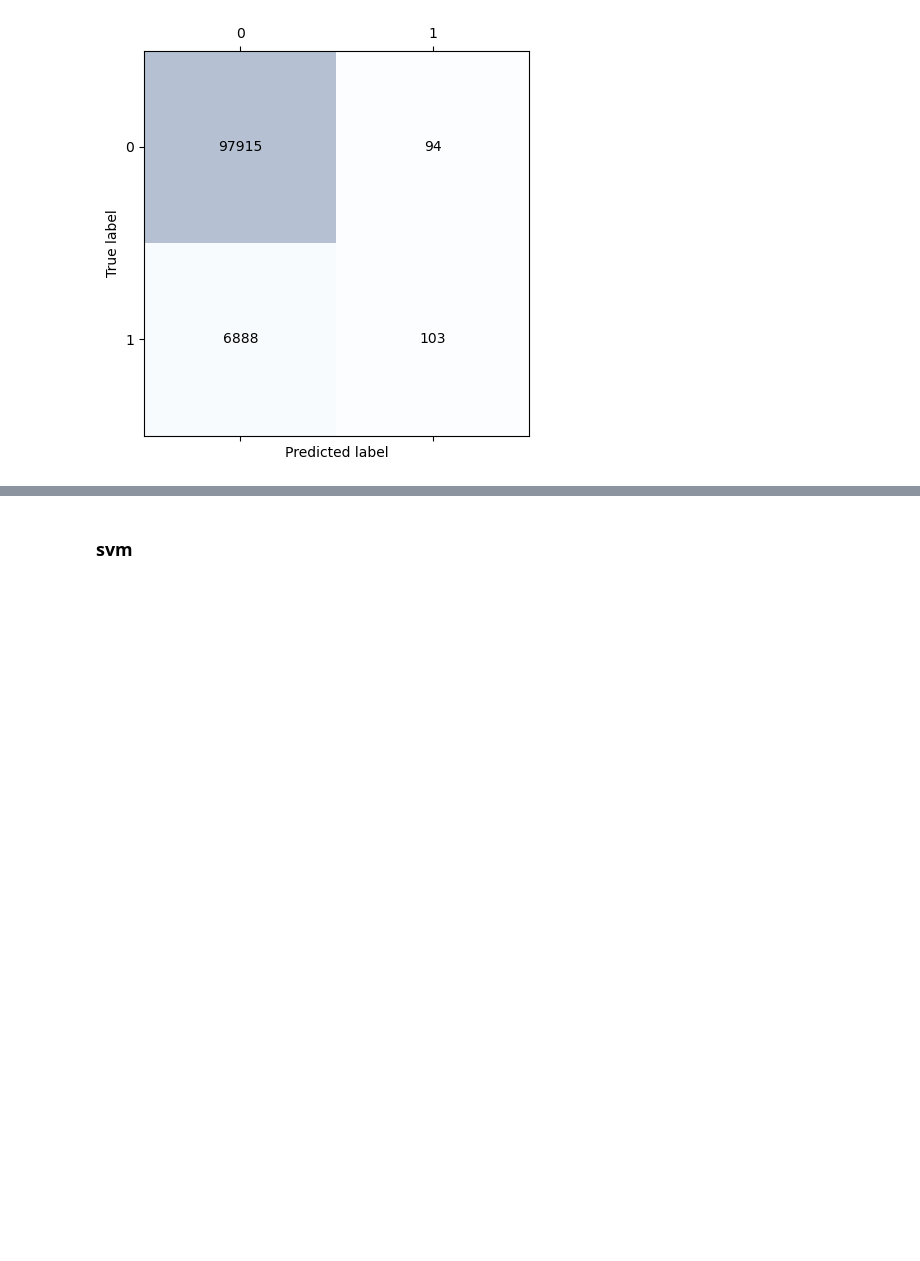
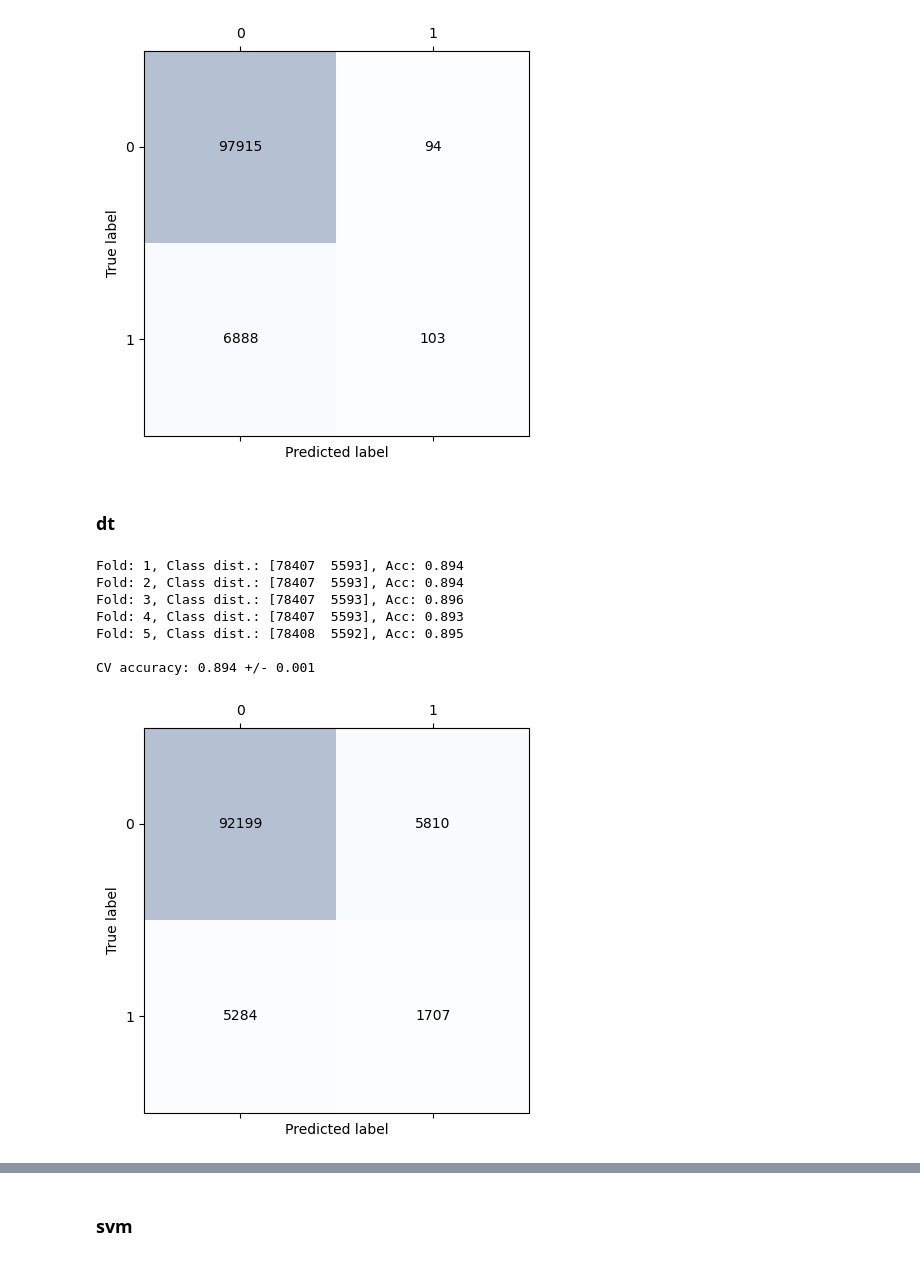
Before and after one commit to WatchMtLiu/PHBS_MLF_2024, a Jupyter notebook: GIVE-ME-SOME-Credit/hw2.ipynb, the cells around one changed output, grey strips where cells are left out. Saved outputs shown, nothing was run; the diff lists cells and outputs as text; code cells hidden in the pictures; blank space fills up the shorter version.

Commit message:
credit risk prediction
加入dt模型，改善imbalance问题

```diff
--- a/GIVE-ME-SOME-Credit/hw2.ipynb
+++ b/GIVE-ME-SOME-Credit/hw2.ipynb
@@ -142,3 +143,49 @@ Fold: 5, Class dist.: [78408  5592], Acc: 0.934
 
 CV accuracy: 0.934 +/- 0.000
 [figure]
+# %% [markdown]
+### dt
+# %%
+# Decision Tree
+pipe_dt = Pipeline([('scl', StandardScaler()),
+                    ('pca', PCA(n_components=6)),
+                    ('clf', DecisionTreeClassifier(random_state=1))])
+
+kfold = StratifiedKFold(n_splits=5).split(X_train, y_train)
+conf_mat = np.zeros((2, 2))
+
+scores = []
+for k, (train, test) in enumerate(kfold):
+    pipe_dt.fit(X_train[train], y_train[train])
+    score = pipe_dt.score(X_train[test], y_train[test])
+    scores.append(score)
+
+    # 预测测试集
+    y_pred = pipe_dt.predict(X_train[test])
+    # 计算混淆矩阵并累加
+    conf_mat += confusion_matrix(y_train[test], y_pred)
+
+    print('Fold: %s, Class dist.: %s, Acc: %.3f' % (k+1,
+          np.bincount(y_train[train]), score))
+
+print('\nCV accuracy: %.3f +/- %.3f' % (np.mean(scores), np.std(scores)))
+
+# 绘制混淆矩阵
+fig, ax = plt.subplots(figsize=(5, 5))
+ax.matshow(conf_mat, cmap=plt.cm.Blues, alpha=0.3)
+for i in range(conf_mat.shape[0]):
+    for j in range(conf_mat.shape[1]):
+        ax.text(x=j, y=i, s=int(conf_mat[i, j]), va='center', ha='center')
+
+plt.xlabel('Predicted label')
+plt.ylabel('True label')
+plt.show()
+# %% [output]
+Fold: 1, Class dist.: [78407  5593], Acc: 0.894
+Fold: 2, Class dist.: [78407  5593], Acc: 0.894
+Fold: 3, Class dist.: [78407  5593], Acc: 0.896
+Fold: 4, Class dist.: [78407  5593], Acc: 0.893
+Fold: 5, Class dist.: [78408  5592], Acc: 0.895
+
+CV accuracy: 0.894 +/- 0.001
+[figure, added]
```
Also changed, not shown: parts of 6 cells of this notebook, 1 other file.
